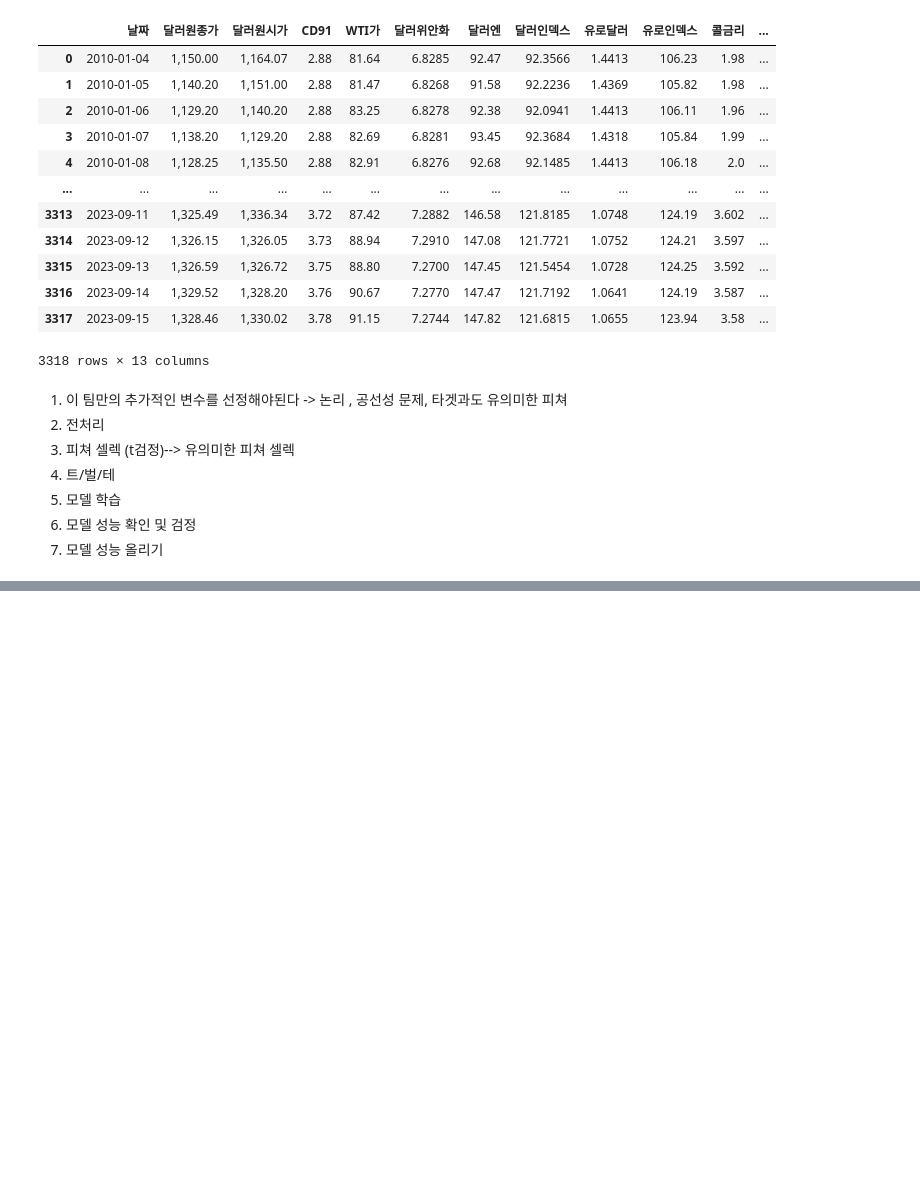
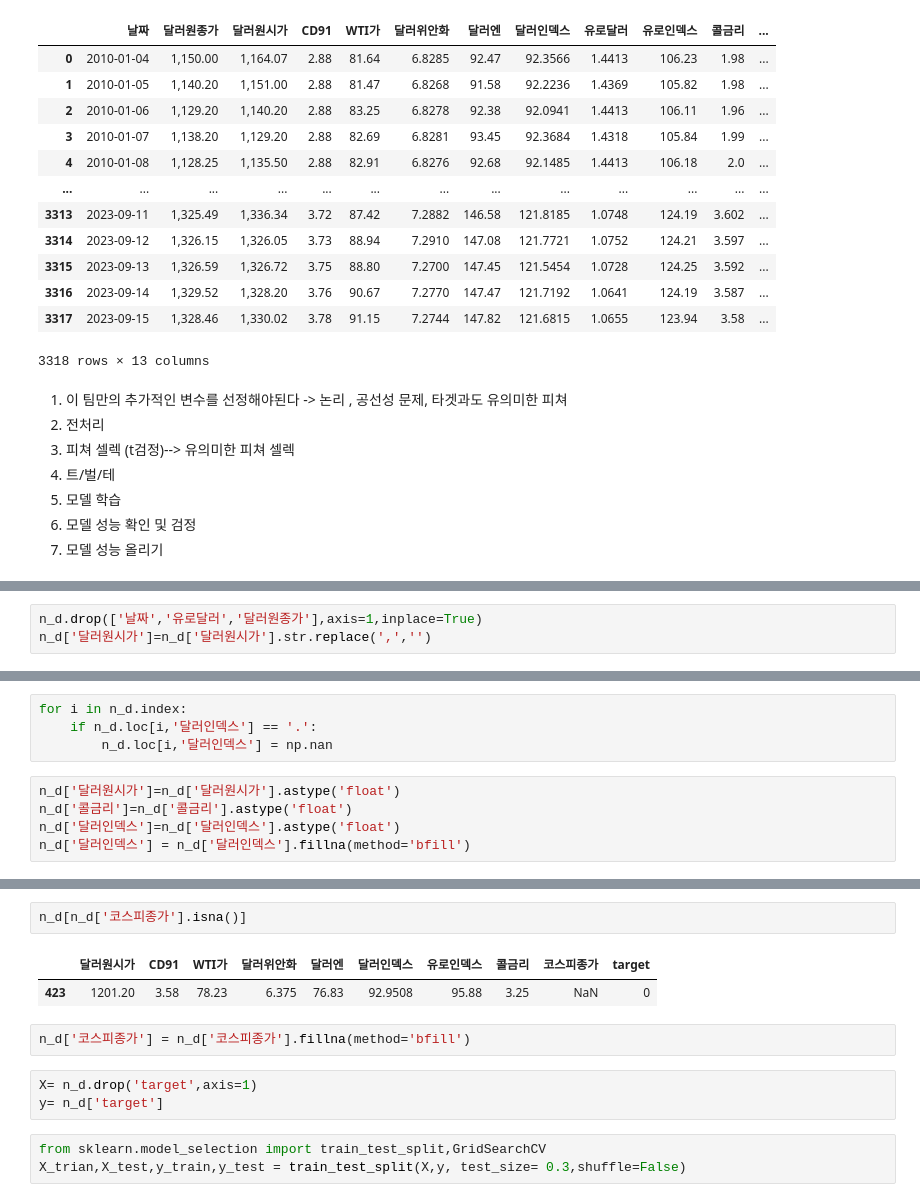
Before and after one commit to youngsang114/Tutoring, a Jupyter notebook: 해커톤/test.ipynb, the cells around one changed output, grey strips where cells are left out. Saved outputs shown, nothing was run; the diff lists cells and outputs as text; blank space fills up the shorter version.

```diff
--- a/해커톤/test.ipynb
+++ b/해커톤/test.ipynb
@@ -263,0 +290,3 @@ n_d
+# %%
+n_d.drop(['날짜','유로달러','달러원종가'],axis=1,inplace=True)
+n_d['달러원시가']=n_d['달러원시가'].str.replace(',','')
@@ -263,0 +307,9 @@ n_d
+# %%
+for i in n_d.index:
+    if n_d.loc[i,'달러인덱스'] == '.':
+        n_d.loc[i,'달러인덱스'] = np.nan
+# %%
+n_d['달러원시가']=n_d['달러원시가'].astype('float')
+n_d['콜금리']=n_d['콜금리'].astype('float')
+n_d['달러인덱스']=n_d['달러인덱스'].astype('float')
+n_d['달러인덱스'] = n_d['달러인덱스'].fillna(method='bfill')
@@ -263,0 +330,13 @@ n_d
+# %%
+n_d[n_d['코스피종가'].isna()]
+# %% [output]
+|  | 달러원시가 | CD91 | WTI가 | 달러위안화 | 달러엔 | 달러인덱스 | 유로인덱스 | 콜금리 | 코스피종가 | target |
+| 423 | 1201.20 | 3.58 | 78.23 | 6.375 | 76.83 | 92.9508 | 95.88 | 3.25 | NaN | 0 |
+# %%
+n_d['코스피종가'] = n_d['코스피종가'].fillna(method='bfill')
+# %%
+X= n_d.drop('target',axis=1)
+y= n_d['target']
+# %%
+from sklearn.model_selection import train_test_split,GridSearchCV
+X_trian,X_test,y_train,y_test = train_test_split(X,y, test_size= 0.3,shuffle=False)
```
Also changed, not shown: parts of 8 cells of this notebook, 2 other files.
